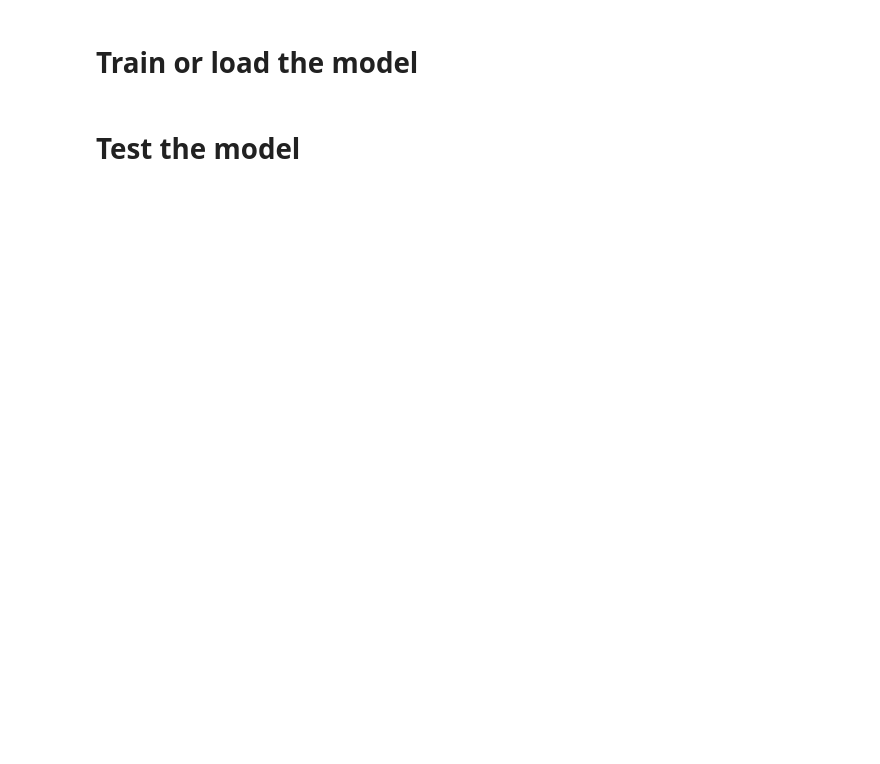
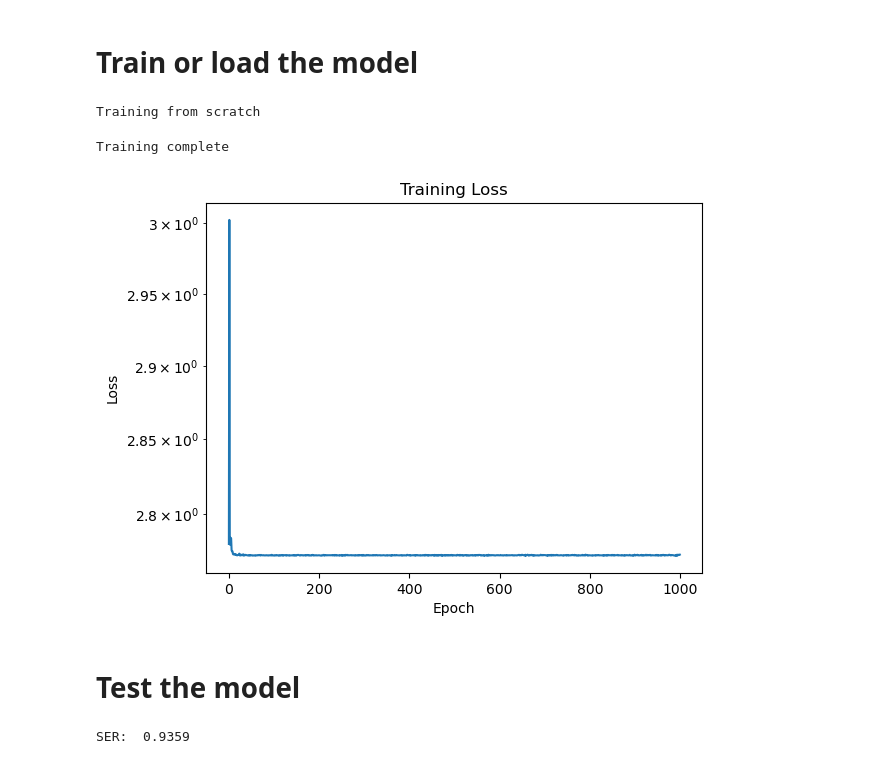
Before and after one commit to yewentai/Auto-Encoder-in-SIMO-System, a Jupyter notebook: AE_SISO_MQAM_Rayleigh_GNU.ipynb, the cells around one changed output. Saved outputs shown, nothing was run; the diff lists cells and outputs as text; code cells hidden in the pictures; blank space fills up the shorter version.

```diff
--- a/AE_SISO_MQAM_Rayleigh_GNU.ipynb
+++ b/AE_SISO_MQAM_Rayleigh_GNU.ipynb
@@ -28,9 +30,6 @@ print(f"Using device: {device}")
 # %%
 encoder = Encoder([CONFIG_TRAIN["M"], 16, 16, 2]).to(device)
 decoder = Decoder([2, 256, 256, CONFIG_TRAIN["M"]]).to(device)
-# %%
-checkpoint = torch.load(CONFIG_TRAIN["best_encoder_path"], map_location=device)
-encoder.load_state_dict(checkpoint)
 # %%
 def save_decoder(decoder, optimizer, loss):
     """
@@ -88,15 +87,15 @@ def train_decoder(
 
             if loss.item() < best_loss:
                 best_loss = loss.item()
-                save_decoder(decoder, loss_hist, optimizer)
+                save_decoder(decoder, optimizer, loss_hist)
 
         print("Training complete")
 
     except KeyboardInterrupt:
-        save_decoder(decoder, loss_hist, optimizer)
+        save_decoder(decoder, optimizer, loss_hist)
         print("Training interrupted")
 
-    save_decoder(decoder, loss_hist, optimizer)
+    save_decoder(decoder, optimizer, loss_hist)
     # Plot the loss
     plt.semilogy(loss_hist)
     plt.xlabel("Epoch")
@@ -131,34 +130,38 @@ if CONFIG_TRAIN["flag_train_model"]:
         messages = torch.randint(0, 16, size=(num_messages + 8,), device=device)
         one_hot = F.one_hot(messages, 16).float()
         tx = encoder(one_hot)
         # write tx to a binary file
         tx = tx.detach().numpy()
         with open("./file/tx.dat", "wb") as f:
             f.write(tx.tobytes())
         # run channel.py to generate rx
-        os.system("python3 ./gnuradio/fading_awgn_model.py")
+        # os.system("python3 ./gnuradio/fading_awgn_model.py")
         # read rx from a binary file
         with open("./file/rx.dat", "rb") as f:
             rx = np.frombuffer(f.read(), dtype=np.float32)
         rx = torch.from_numpy(rx).to(device)
         rx = rx.view(-1, 2)
         messages = messages[3:-5]
         train_decoder(
             decoder, optimizer, max_iterations, loss_hist, batch_size, messages, rx
         )
     else:
         print("epochs already completed")
 else:
     # check if there is a checkpoint to load the model
     if os.path.exists(CONFIG_TRAIN["best_decoder_path"]):
         checkpoint = torch.load(CONFIG_TRAIN["best_decoder_path"], map_location=device)
         decoder.load_state_dict(checkpoint["Decoder"])
         print("Model loaded. Training iterator: ", len(checkpoint["loss"]))
     else:
         print(
             "Model not found, please set flag_train_model to True and train the model"
         )
         exit(1)
+# %% [output]
+Training from scratch
+Training complete
+[figure, added]
 # %% [markdown]
 # Test the model
 # %%
@@ -181,7 +184,7 @@ messages = messages[3:-5]
 
 # load the best decoder
 checkpoint = torch.load(CONFIG_TRAIN["best_decoder_path"], map_location=device)
-decoder.load_state_dict(checkpoint["Decoder"])
+decoder.load_state_dict(checkpoint["model_state_dict"])
 
 # calculate the SER
 y_pred = decoder(rx)
@@ -189,3 +192,5 @@ m_hat = torch.argmax(y_pred, -1)
 err = torch.sum(torch.not_equal(messages, m_hat)).to("cpu").detach().numpy()
 SER = err / len(messages)
 print("SER: ", SER)
+# %% [output]
+SER:  0.9359
```
Also changed, not shown: parts of 1 cell of this notebook, 9 other files.
